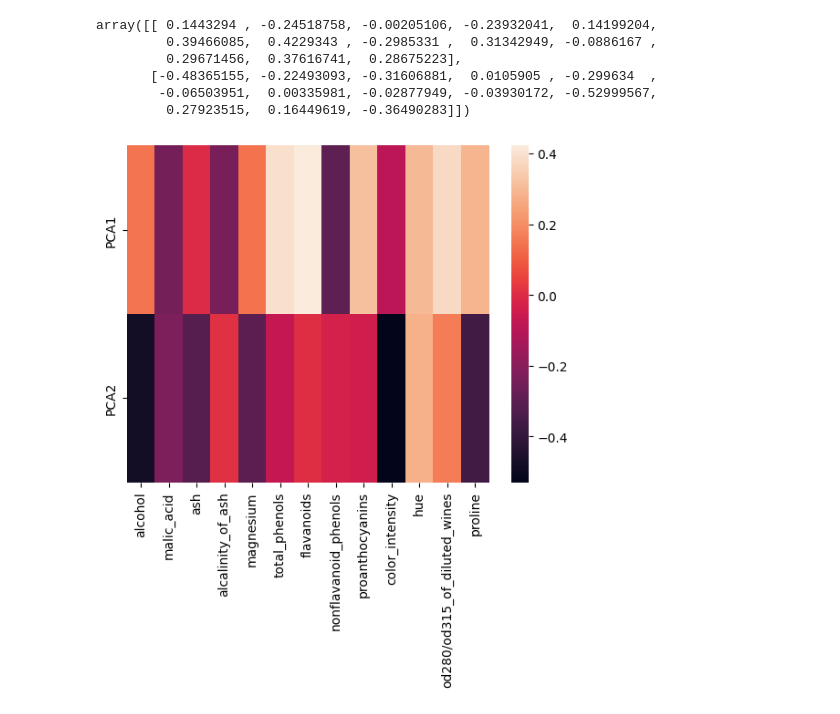
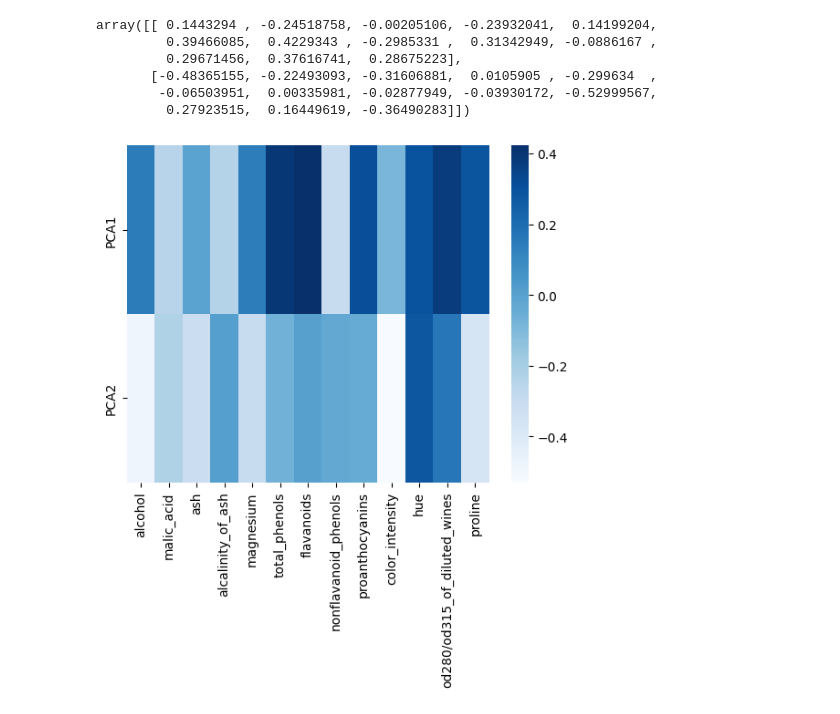
Before and after one commit to hl105/deep-learning-practice, a Jupyter notebook: kMeansClustering.ipynb, the cells around one changed output. Drawn from its saved outputs; the diff is of its cells as text; code cells hidden in the pictures.

```diff
--- a/kMeansClustering.ipynb
+++ b/kMeansClustering.ipynb
@@ -222,8 +222,8 @@ array([[ 0.1443294 , -0.24518758, -0.00205106, -0.23932041,  0.14199204,
 # %%
 component_df = pd.DataFrame(pca_X.components_, index =['PCA1', 'PCA2'], columns = df_unsupervised.columns)
 
 # Heat Map
-sns.heatmap(component_df)
+sns.heatmap(component_df,cmap=plt.cm.Blues)
 plt.show()
 # %% [output]
-[figure, old version]
+[figure, new version]
```
Also changed, not shown: parts of 4 cells of this notebook.
